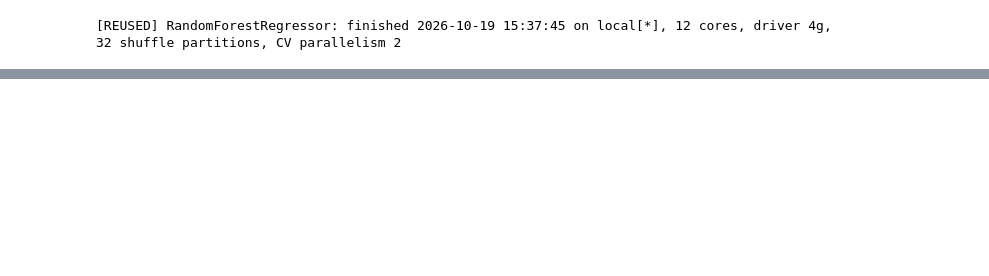
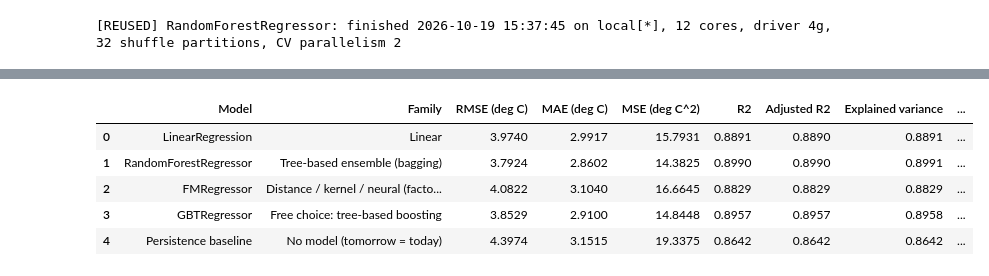
Before and after one commit to manish12s1/Big_ML_data_OF_CLIMATE, a Jupyter notebook: notebooks/task2.ipynb, the cells around one changed output, grey strips where cells are left out. Drawn from its saved outputs; the diff is of its cells as text; code cells hidden in the pictures; blank space fills up the shorter version.

Commit message:
[Task2] evaluate four models on 433,788 test rows - RF RMSE 3.792, GBT 3.853 recommended (3x faster inference)

```diff
--- a/notebooks/task2.ipynb
+++ b/notebooks/task2.ipynb
@@ -772,0 +864,86 @@ run_model("GBTRegressor")
+# %%
+# ==============================================================================
+#  Metrics on the complete test set + inference time
+# REF: Day06_Regression_LiveCoding_Solutions_Colab > cell-9 [Day 6]: RegressionEvaluator(metricName="rmse"/"r2")
+#      Changed: all answer-sheet metrics, computed in one distributed pass and cross-checked against
+#      RegressionEvaluator; inference timed with the noop writer (median of 3 runs).
+## AI: metric aggregation and timing harness written with AI assistance
+# ==============================================================================
+HOT_C, COLD_C = 32.0, 0.0
+
+
+def time_inference(model, df, repeats=INFER_REPEATS):
+    runs = []
+    for _ in range(repeats):
+        t0 = time.perf_counter()
+        model.transform(df).write.format("noop").mode("overwrite").save()   # EXPLAIN: computes every row, writes nothing
+        runs.append(time.perf_counter() - t0)
+    return statistics.median(runs), runs
+
+
+def regression_metrics(pred_df, n_features):
+    """All metrics in deg C from one distributed aggregation over every test row."""
+    y, e = F.col(TARGET), F.col(TARGET) - F.col("prediction")
+    a = pred_df.select(
+        F.count(F.lit(1)).alias("n"), F.avg(e * e).alias("mse"), F.avg(F.abs(e)).alias("mae"),
+        F.max(F.abs(e)).alias("max_ae"), F.avg(e).alias("bias"),
+        F.var_pop(e).alias("var_e"), F.var_pop(y).alias("var_y"),
+        F.avg((F.abs(e) <= 3).cast("double")).alias("within3"),
+        F.percentile_approx(F.abs(e), 0.95, 10000).alias("p95"),
+        F.avg(F.when(y >= HOT_C, e)).alias("bias_hot"), F.sum((y >= HOT_C).cast("int")).alias("n_hot"),
+        F.avg(F.when(y <= COLD_C, e)).alias("bias_cold"), F.sum((y <= COLD_C).cast("int")).alias("n_cold"),
+    ).first()
+    n, r2 = a["n"], 1 - a["mse"] / a["var_y"]
+    return {"RMSE": math.sqrt(a["mse"]), "MAE": a["mae"], "MSE": a["mse"], "R2": r2,
+            "Adjusted_R2": 1 - (1 - r2) * (n - 1) / (n - n_features - 1),
+            "Explained_Variance": 1 - a["var_e"] / a["var_y"], "Max_Abs_Error": a["max_ae"],
+            "Bias": a["bias"], "Within_3C_pct": a["within3"] * 100, "P95_Abs_Error": float(a["p95"]),
+            "Bias_hot": a["bias_hot"], "Hot_days": int(a["n_hot"]),
+            "Bias_cold": a["bias_cold"], "Cold_days": int(a["n_cold"]), "Rows": int(n)}
+
+
+METRICS, plot_df = {}, None
+sample_filter = row_hash % 1000 < PLOT_PER_MILLE                 # the same test days for every model
+for name, model in FITTED.items():
+    med_s, runs = time_inference(model, test_df)
+    preds = model.transform(test_df).select("ID", "date", "TMAX", TARGET, "prediction").cache()
+    m = regression_metrics(preds, N_FEATURES)
+    for metric, key in (("rmse", "RMSE"), ("mae", "MAE"), ("r2", "R2")):   # cross-check with Spark's evaluator
+        spark_val = RegressionEvaluator(labelCol=TARGET, predictionCol="prediction",
+                                        metricName=metric).evaluate(preds)
+        assert abs(spark_val - m[key]) < 1e-6, f"{name}: {metric} mismatch {spark_val} vs {m[key]}"
+    m.update({"Inference_time_s": med_s, "Inference_runs_s": [round(r, 3) for r in runs],
+              "Rows_per_s": m["Rows"] / med_s})
+    METRICS[name] = m
+    samp = (preds.filter(sample_filter).select("ID", "date", "TMAX", TARGET, "prediction").toPandas()
+                 .rename(columns={"prediction": f"pred_{name}"}))
+    plot_df = samp if plot_df is None else plot_df.merge(samp[["ID", "date", f"pred_{name}"]], on=["ID", "date"])
+    preds.unpersist()
+    print(f"{name:<24} RMSE {m['RMSE']:.4f} | MAE {m['MAE']:.4f} | R2 {m['R2']:.4f} | "
+          f"inference {med_s:.2f} s ({m['Rows_per_s']:,.0f} rows/s)")
+
+# persistence baseline on the same rows: prediction = today's TMAX (no model, no fit)
+BASELINE = regression_metrics(test_df.withColumn("prediction", F.col("TMAX")), 1)
+plot_df = plot_df.sort_values(["ID", "date"]).reset_index(drop=True)
+plot_df.to_csv(RES_DIR / "task2_plot_sample_predictions.csv", index=False)
+
+
+def comparison_row(name, family, m):
+    t = None if name.startswith("Persistence") else m["Inference_time_s"]
+    return {"Model": name, "Family": family,
+            "RMSE (deg C)": round(m["RMSE"], 4), "MAE (deg C)": round(m["MAE"], 4),
+            "MSE (deg C^2)": round(m["MSE"], 4), "R2": round(m["R2"], 4),
+            "Adjusted R2": round(m["Adjusted_R2"], 4), "Explained variance": round(m["Explained_Variance"], 4),
+            "Max abs error (deg C)": round(m["Max_Abs_Error"], 2), "Bias (deg C)": round(m["Bias"], 3),
+            "Within 3 deg C (%)": round(m["Within_3C_pct"], 1),
+            "Inference time (s)": round(t, 2) if t is not None else None,
+            "Rows per second": round(m["Rows"] / t) if t else None,
+            "RMSE vs persistence (%)": round((BASELINE["RMSE"] - m["RMSE"]) / BASELINE["RMSE"] * 100, 1)}
+
+
+comparison_df = pd.DataFrame([comparison_row(n, MODELS[n]["family"], METRICS[n]) for n in MODELS]
+                             + [comparison_row("Persistence baseline", "No model (tomorrow = today)", BASELINE)])
+show(comparison_df, f"Table 2.3  Test-set metrics on all {N_TEST:,} test rows ({yr_te[0]}-{yr_te[1]})")
+comparison_df.to_csv(RES_DIR / "task2_model_comparison.csv", index=False)
+print(f"plot sample: {len(plot_df):,} test days (same days for every model)")
+# %% [output]
@@ -772,0 +955,6 @@ run_model("GBTRegressor")
+|  | Model | Family | RMSE (deg C) | MAE (deg C) | MSE (deg C^2) | R2 | Adjusted R2 | Explained variance | ... |
+| 0 | LinearRegression | Linear | 3.9740 | 2.9917 | 15.7931 | 0.8891 | 0.8890 | 0.8891 | ... |
+| 1 | RandomForestRegressor | Tree-based ensemble (bagging) | 3.7924 | 2.8602 | 14.3825 | 0.8990 | 0.8990 | 0.8991 | ... |
+| 2 | FMRegressor | Distance / kernel / neural (facto... | 4.0822 | 3.1040 | 16.6645 | 0.8829 | 0.8829 | 0.8829 | ... |
+| 3 | GBTRegressor | Free choice: tree-based boosting | 3.8529 | 2.9100 | 14.8448 | 0.8957 | 0.8957 | 0.8958 | ... |
+| 4 | Persistence baseline | No model (tomorrow = today) | 4.3974 | 3.1515 | 19.3375 | 0.8642 | 0.8642 | 0.8642 | ... |
```
Also changed, not shown: parts of 31 cells of this notebook, 8 other files.
